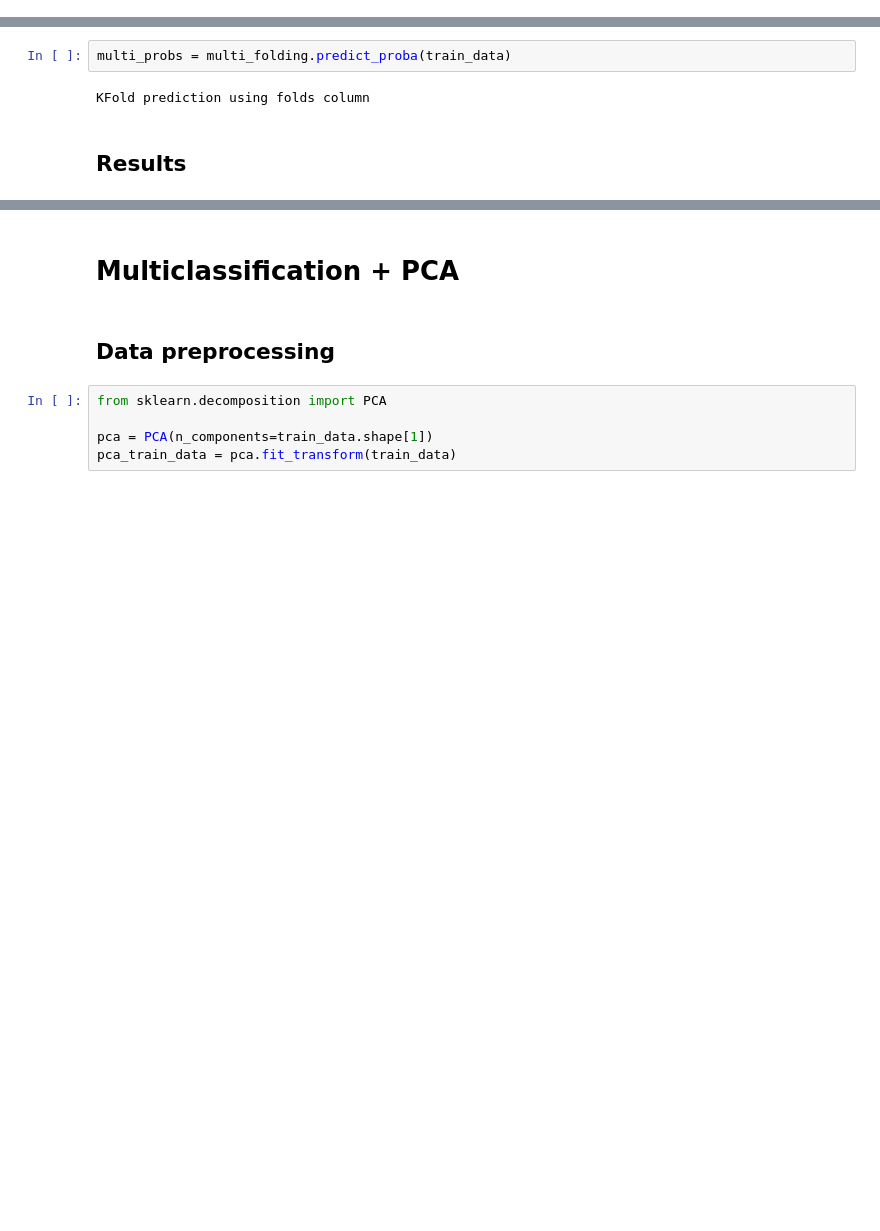
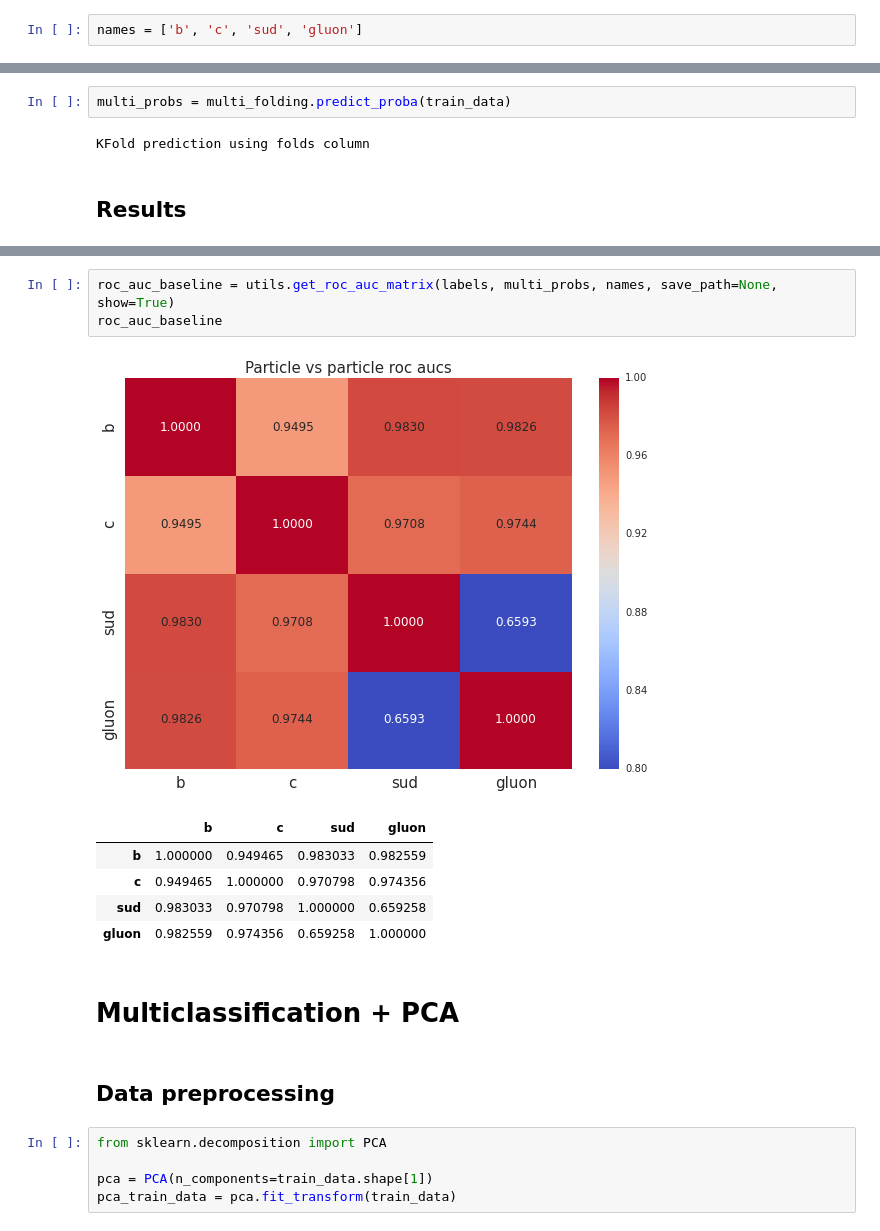
Before and after one commit to tlikhomanenko/jet_tagging_LHCb, a Jupyter notebook: jet-tagging.ipynb, the cells around one changed output, grey strips where cells are left out. Cells and saved outputs as stored; diff of their text form; blank space fills up the shorter version.

```diff
--- a/jet-tagging.ipynb
+++ b/jet-tagging.ipynb
@@ -101,3 +90,5 @@ full_data['label'] = [0] * len(data_b) + [1] * len(data_c) + [2] * len(data_ligh
+# %%
+names = ['b', 'c', 'sud', 'gluon']
 # %%
 jet_features = [column for column in data_b.columns if "Jet" in column]
 sv_features = [column for column in data_b.columns if "SV" in column]
@@ -153,3 +157,13 @@ result
+# %%
+roc_auc_baseline = utils.get_roc_auc_matrix(labels, multi_probs, names, save_path=None, show=True)
+roc_auc_baseline
+# %% [output]
+[figure, added]
+|  | b | c | sud | gluon |
+| b | 1.000000 | 0.949465 | 0.983033 | 0.982559 |
+| c | 0.949465 | 1.000000 | 0.970798 | 0.974356 |
+| sud | 0.983033 | 0.970798 | 1.000000 | 0.659258 |
+| gluon | 0.982559 | 0.974356 | 0.659258 | 1.000000 |
 # %% [markdown]
 # Multiclassification + PCA
 # %% [markdown]
```
Also changed, not shown: parts of 52 cells of this notebook.
